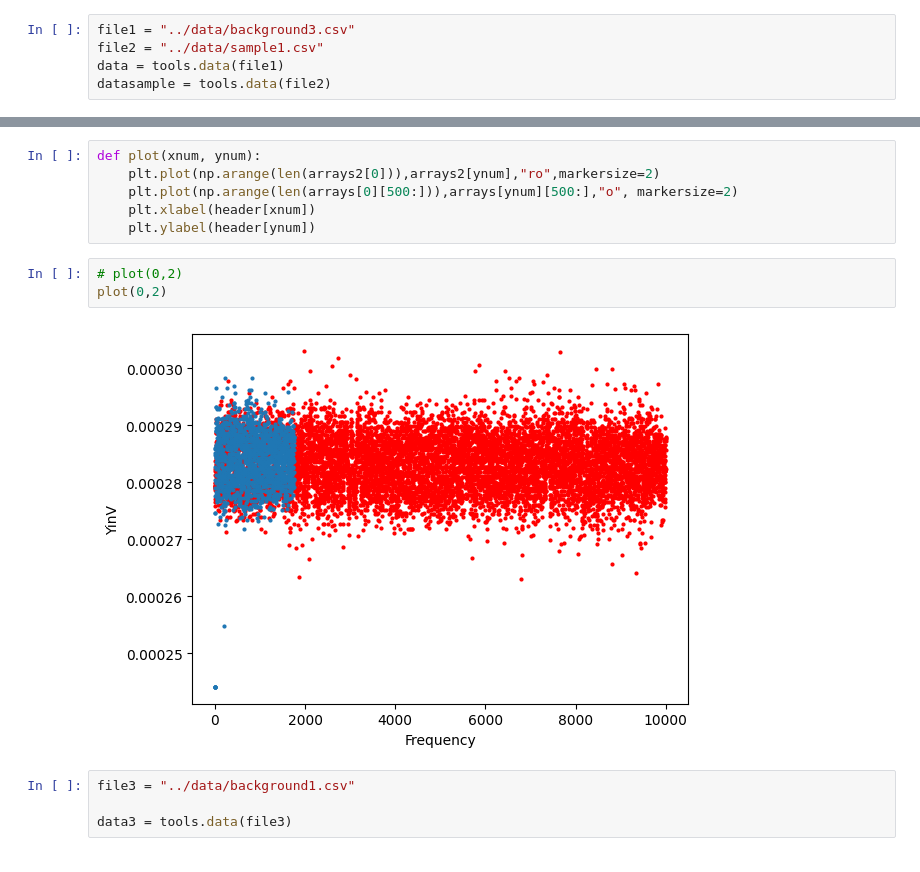
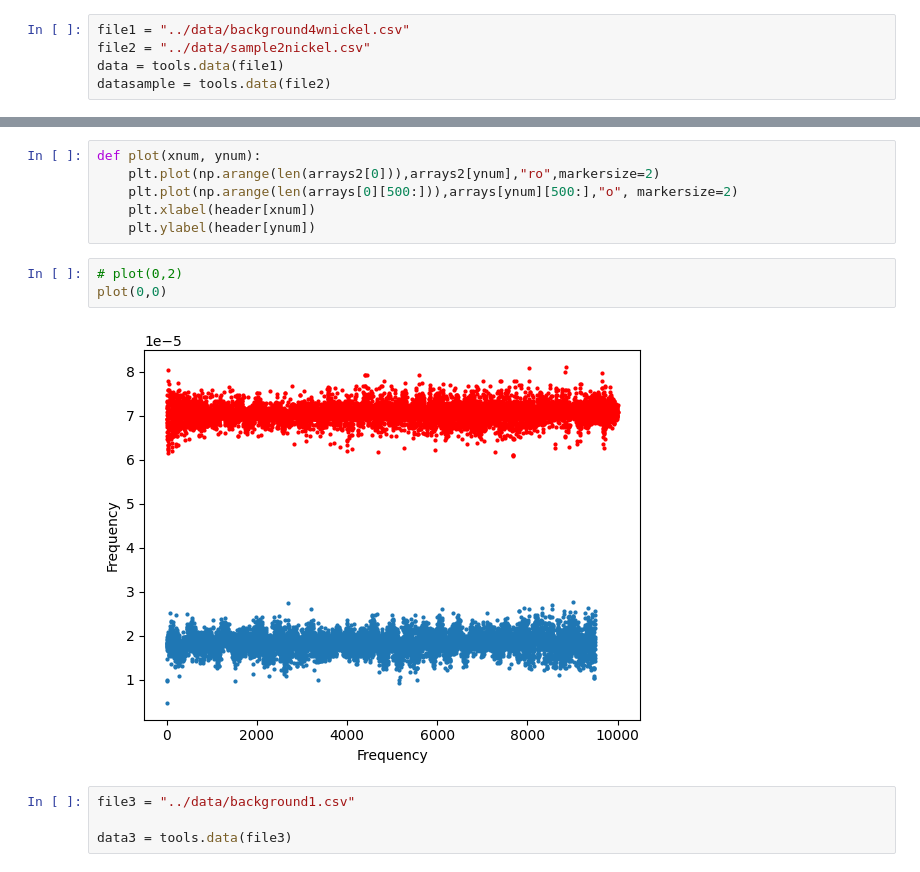
Before and after one commit to vijaypanchalr3/prosus, a Jupyter notebook: src/analysis/analysis.ipynb, the cells around one changed output, grey strips where cells are left out. Drawn from its saved outputs; the diff is of its cells as text.

Commit message:
data sample 2

```diff
--- a/src/analysis/analysis.ipynb
+++ b/src/analysis/analysis.ipynb
@@ -16,8 +16,8 @@ files and data loading in the notebook
 # %%
 import tools
 # %%
-file1 = "../data/background3.csv"
-file2 = "../data/sample1.csv"
+file1 = "../data/background4wnickel.csv"
+file2 = "../data/sample2nickel.csv"
 data = tools.data(file1)
 datasample = tools.data(file2)
 # %%
@@ -65,9 +65,9 @@ def plot(xnum, ynum):
     plt.ylabel(header[ynum])
 # %%
 # plot(0,2)
-plot(0,2)
+plot(0,0)
 # %% [output]
-[figure, old version]
+[figure, new version]
 # %%
 file3 = "../data/background1.csv"
 
```
Also changed, not shown: 2 other files.
